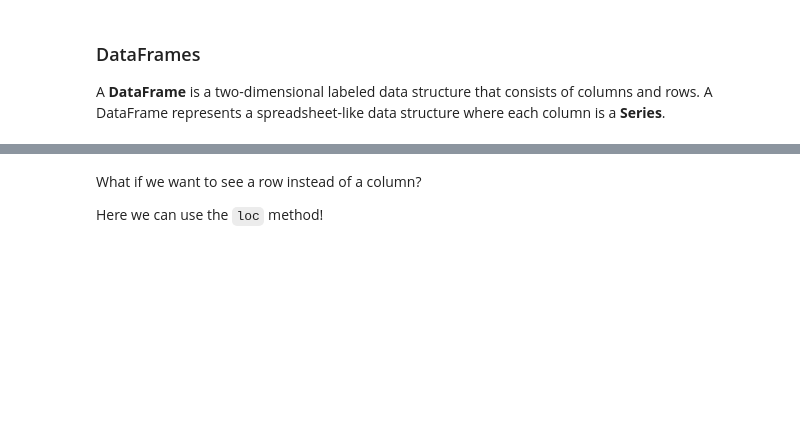
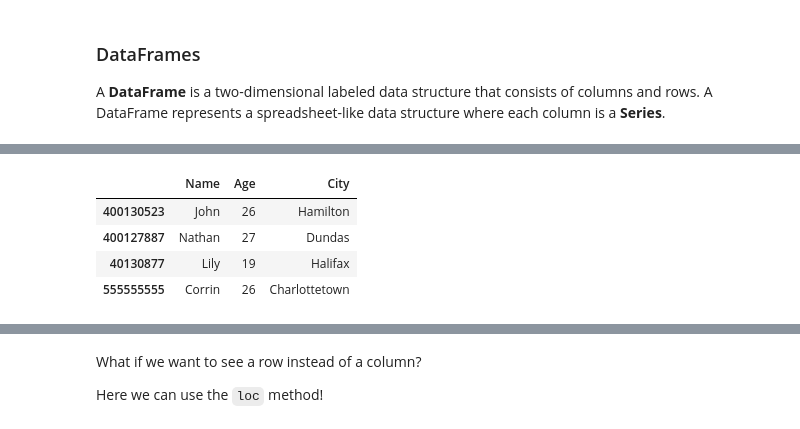
Before and after one commit to bourdin/MATH1MP3_W2026, a Jupyter notebook: Notebooks/C01/11-Pandas-1.ipynb, the cells around one changed output, grey strips where cells are left out. Cells and saved outputs as stored; diff of their text form; code cells hidden in the pictures; blank space fills up the shorter version.

```diff
--- a/Notebooks/C01/11-Pandas-1.ipynb
+++ b/Notebooks/C01/11-Pandas-1.ipynb
@@ -88,16 +152,22 @@ df
 # %%
 data = [
     ["John", 26, "Hamilton"],
     ['Nathan', 27, "Dundas"],
     ["Lily", 19, "Halifax"],
     ["Corrin", 26, "Charlottetown"]
 ]
 
 unique_id = [400130523, 400127887, 40130877, 555555555]
 
 cols = ["Name", "Age", "City"]
 
-df = pd.DataFrame(data, columns = cols, index = unique_id)
+df = pd.DataFrame(data = data, columns = cols, index = unique_id)
 
 df
+# %% [output]
+|  | Name | Age | City |
+| 400130523 | John | 26 | Hamilton |
+| 400127887 | Nathan | 27 | Dundas |
+| 40130877 | Lily | 19 | Halifax |
+| 555555555 | Corrin | 26 | Charlottetown |
 # %%
```
Also changed, not shown: parts of 35 cells of this notebook, 1 other file.
